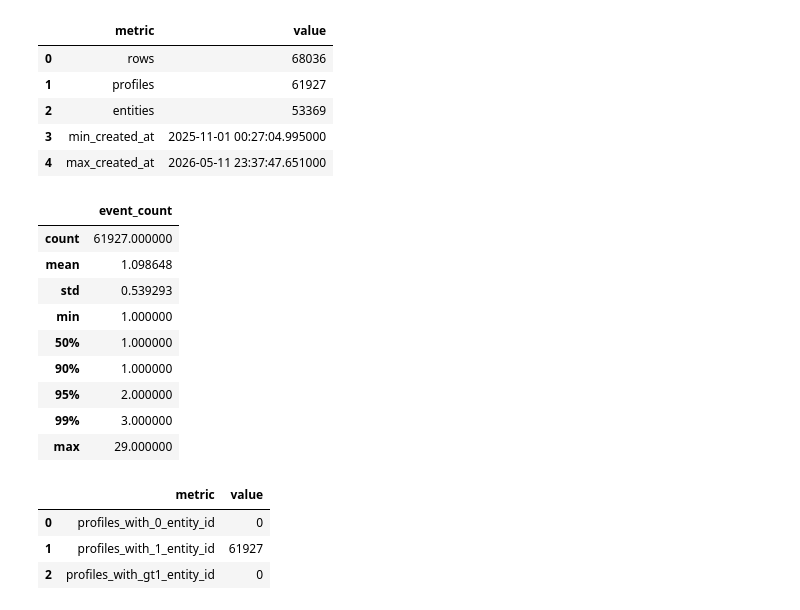
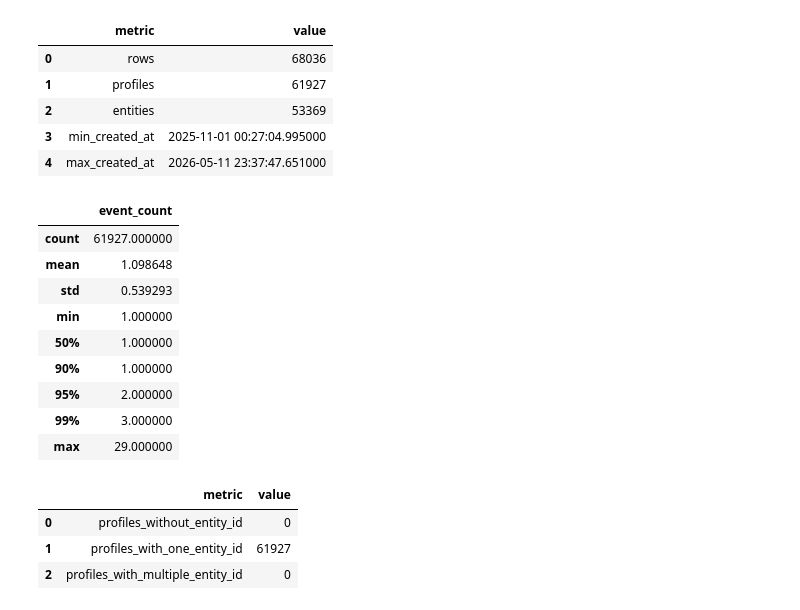
Before and after one commit to JeffRaiAlt/workshop_task2, a Jupyter notebook: notebooks/01_eda_entity_resolution_no_entity_type.ipynb, the cells around one changed output. Saved outputs shown, nothing was run; the diff lists cells and outputs as text; code cells hidden in the pictures.

```diff
--- a/notebooks/01_eda_entity_resolution_no_entity_type.ipynb
+++ b/notebooks/01_eda_entity_resolution_no_entity_type.ipynb
@@ -15,15 +13,13 @@ from pathlib import Path
 from math import comb
 
 import numpy as np
+import json
 import pandas as pd
 
 pd.set_option('display.max_columns', 120)
 pd.set_option('display.width', 180)
 
-RAW_DATA_DIR = Path('../data/raw')
-REPORT_DIR = Path('../reports/01_eda')
-REPORT_DIR.mkdir(parents=True, exist_ok=True)
-
+RAW_DATA_DIR = Path('../data')
 DATA_PATH = RAW_DATA_DIR / 'split_label_train_V3.snappy.parquet'
 DATA_PATH
 # %% [output]
@@ -35,10 +29,10 @@ WindowsPath('../data/raw/split_label_train_V3.snappy.parquet')
 # %%
 df = pd.read_parquet(DATA_PATH, engine='pyarrow')
-df['created_at'] = pd.to_datetime(df['created_at'], errors='coerce') if 'created_at' in df.columns else pd.NaT
+df['created_at'] = pd.to_datetime(df['created_at'], errors='coerce')
 
 print('shape:', df.shape)
-print('columns:', df.shape[1])
-display(df.head(3))
+display(df.head(2))
+display(df.dtypes)
 # %% [output]
 shape: (68036, 12)
 columns: 12
@@ -118,42 +136,42 @@ base_counts = pd.DataFrame([
     {'metric': 'entities', 'value': df['entity_id'].nunique(dropna=True)},
     {'metric': 'min_created_at', 'value': df['created_at'].min()},
     {'metric': 'max_created_at', 'value': df['created_at'].max()},
 ])
 
 profile_event_counts = df.groupby('profile_id', dropna=False).size().rename('event_count')
 profile_event_summary = profile_event_counts.describe(percentiles=[0.5, 0.9, 0.95, 0.99]).to_frame('event_count')
 
-profile_entity_nunique = df.groupby('profile_id', dropna=False)['entity_id'].nunique(dropna=True).rename('entity_id_nunique')
-profile_entity_consistency = pd.DataFrame([
-    {'metric': 'profiles_with_0_entity_id', 'value': int(profile_entity_nunique.eq(0).sum())},
-    {'metric': 'profiles_with_1_entity_id', 'value': int(profile_entity_nunique.eq(1).sum())},
-    {'metric': 'profiles_with_gt1_entity_id', 'value': int(profile_entity_nunique.gt(1).sum())},
+profile_entity_nunique = df.groupby('profile_id', dropna=False)['entity_id'].nunique(dropna=True)
+profile_entity_check = pd.DataFrame([
+    {'metric': 'profiles_without_entity_id', 'value': int(profile_entity_nunique.eq(0).sum())},
+    {'metric': 'profiles_with_one_entity_id', 'value': int(profile_entity_nunique.eq(1).sum())},
+    {'metric': 'profiles_with_multiple_entity_id', 'value': int(profile_entity_nunique.gt(1).sum())},
 ])
 
 display(base_counts)
 display(profile_event_summary)
-display(profile_entity_consistency)
+display(profile_entity_check)
 # %% [output]
 |  | metric | value |
 | 0 | rows | 68036 |
 | 1 | profiles | 61927 |
 | 2 | entities | 53369 |
 | 3 | min_created_at | 2025-11-01 00:27:04.995000 |
 | 4 | max_created_at | 2026-05-11 23:37:47.651000 |
 |  | event_count |
 | count | 61927.000000 |
 | mean | 1.098648 |
 | std | 0.539293 |
 | min | 1.000000 |
 | 50% | 1.000000 |
 | 90% | 1.000000 |
 | 95% | 2.000000 |
 | 99% | 3.000000 |
 | max | 29.000000 |
 |  | metric | value |
-| 0 | profiles_with_0_entity_id | 0 |
-| 1 | profiles_with_1_entity_id | 61927 |
-| 2 | profiles_with_gt1_entity_id | 0 |
+| 0 | profiles_without_entity_id | 0 |
+| 1 | profiles_with_one_entity_id | 61927 |
+| 2 | profiles_with_multiple_entity_id | 0 |
 # %% [markdown]
 ## 4. Сколько дублей в датасете
 
```
Also changed, not shown: parts of 19 cells of this notebook, 2 other files.
